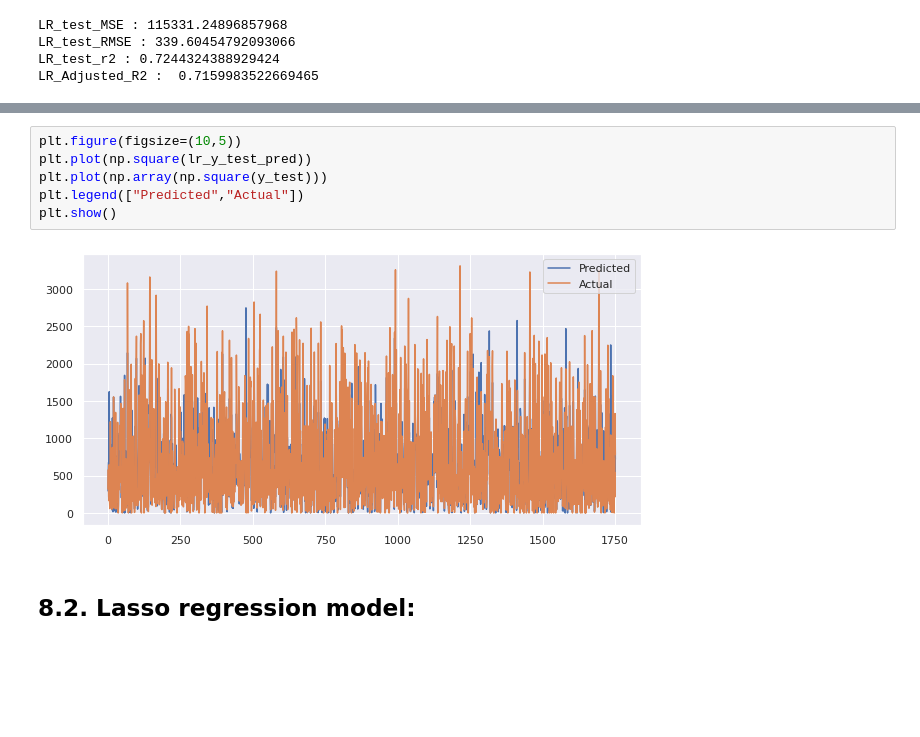
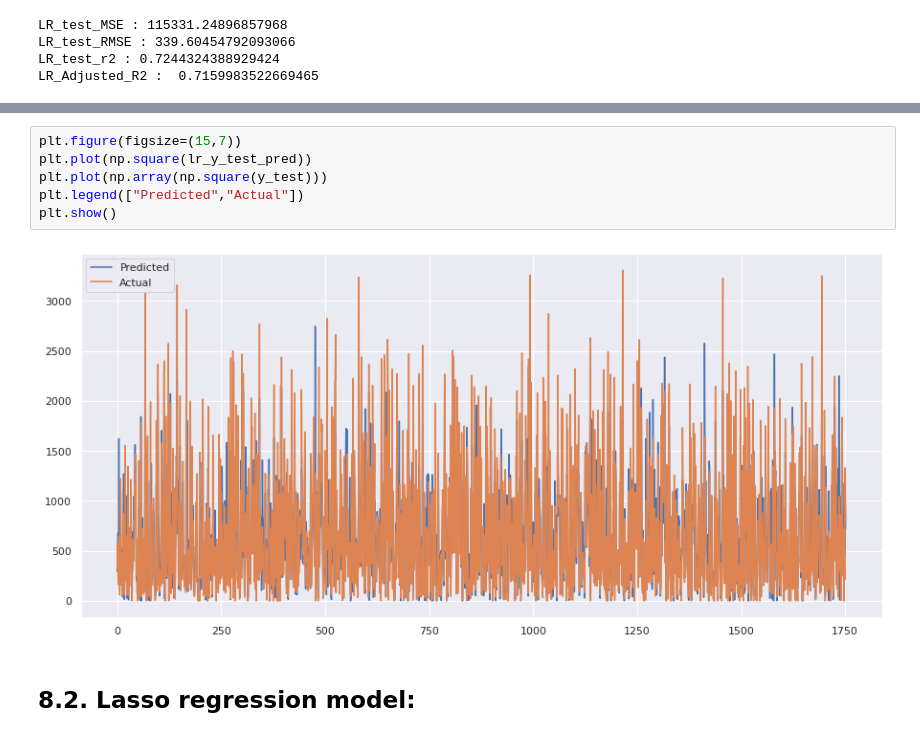
Before and after one commit to dileep-rawat/Capstone_Project_2--Bike_sharing_demand_prediction, a Jupyter notebook: Bike_Sharing_Demand_Prediction_Capstone_Project.ipynb, the cells around one changed output, grey strips where cells are left out. Saved outputs shown, nothing was run; the diff lists cells and outputs as text; blank space fills up the shorter version.

```diff
--- a/Bike_Sharing_Demand_Prediction_Capstone_Project.ipynb
+++ b/Bike_Sharing_Demand_Prediction_Capstone_Project.ipynb
@@ -557,11 +573,11 @@ Text(0.5, 1.0, 'Actual vs Predicted values of dependent variable using: DECISION
 # %%
-plt.figure(figsize=(10,5))
+plt.figure(figsize=(15,7))
 plt.plot(np.square(lr_y_test_pred))
 plt.plot(np.array(np.square(y_test)))
 plt.legend(["Predicted","Actual"])
 plt.show()
 # %% [output]
-[figure, old version]
+[figure, new version]
 # %% [markdown]
 ## **8.2. Lasso regression model:**
 # %%
```
Also changed, not shown: parts of 18 cells of this notebook.
